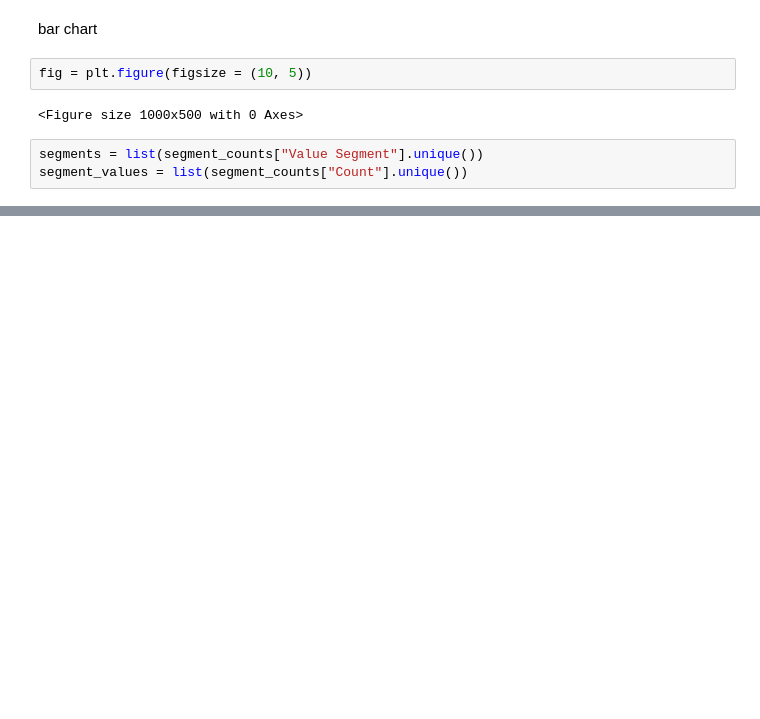
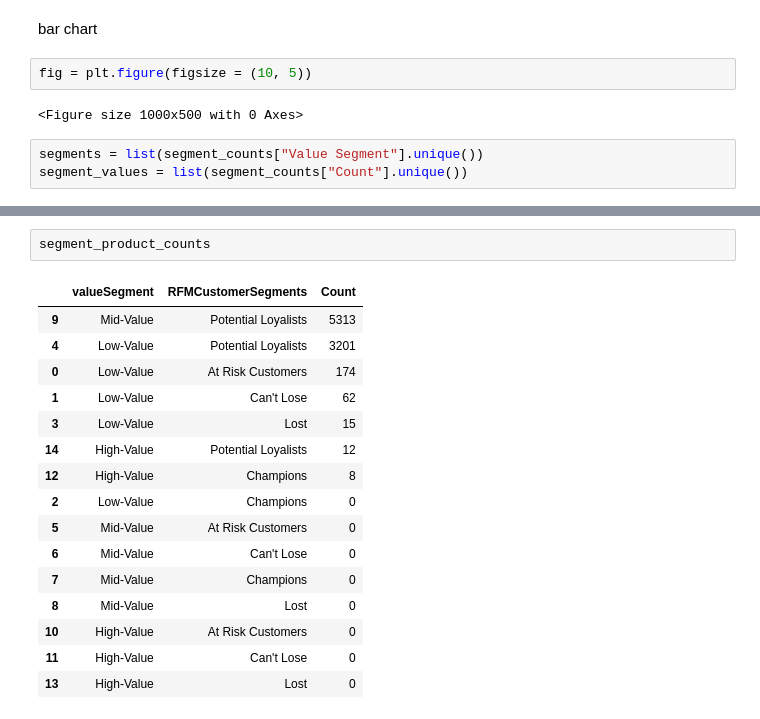
Before and after one commit to Asabeaaa/data-projects, a Jupyter notebook: Consumer Analytics/RFM Analysis.ipynb, the cells around one changed output, grey strips where cells are left out. Saved outputs shown, nothing was run; the diff lists cells and outputs as text; blank space fills up the shorter version.

Commit message:
RFM customer segmentation added

```diff
--- a/Consumer Analytics/RFM Analysis.ipynb
+++ b/Consumer Analytics/RFM Analysis.ipynb
@@ -154,0 +158,19 @@ plt.show()
+# %%
+segment_product_counts
+# %% [output]
+|  | valueSegment | RFMCustomerSegments | Count |
+| 9 | Mid-Value | Potential Loyalists | 5313 |
+| 4 | Low-Value | Potential Loyalists | 3201 |
+| 0 | Low-Value | At Risk Customers | 174 |
+| 1 | Low-Value | Can't Lose | 62 |
+| 3 | Low-Value | Lost | 15 |
+| 14 | High-Value | Potential Loyalists | 12 |
+| 12 | High-Value | Champions | 8 |
+| 2 | Low-Value | Champions | 0 |
+| 5 | Mid-Value | At Risk Customers | 0 |
+| 6 | Mid-Value | Can't Lose | 0 |
+| 7 | Mid-Value | Champions | 0 |
+| 8 | Mid-Value | Lost | 0 |
+| 10 | High-Value | At Risk Customers | 0 |
+| 11 | High-Value | Can't Lose | 0 |
+| 13 | High-Value | Lost | 0 |
```
Also changed, not shown: parts of 32 cells of this notebook.
